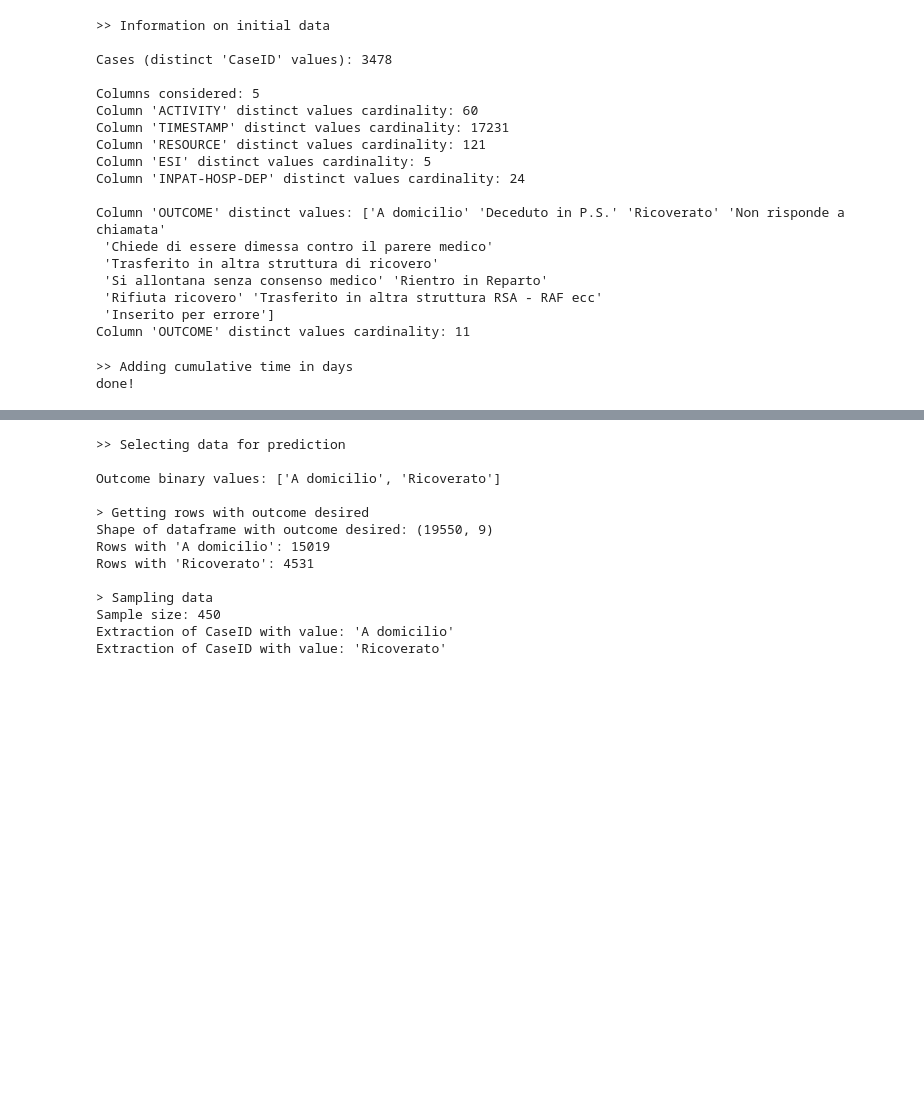
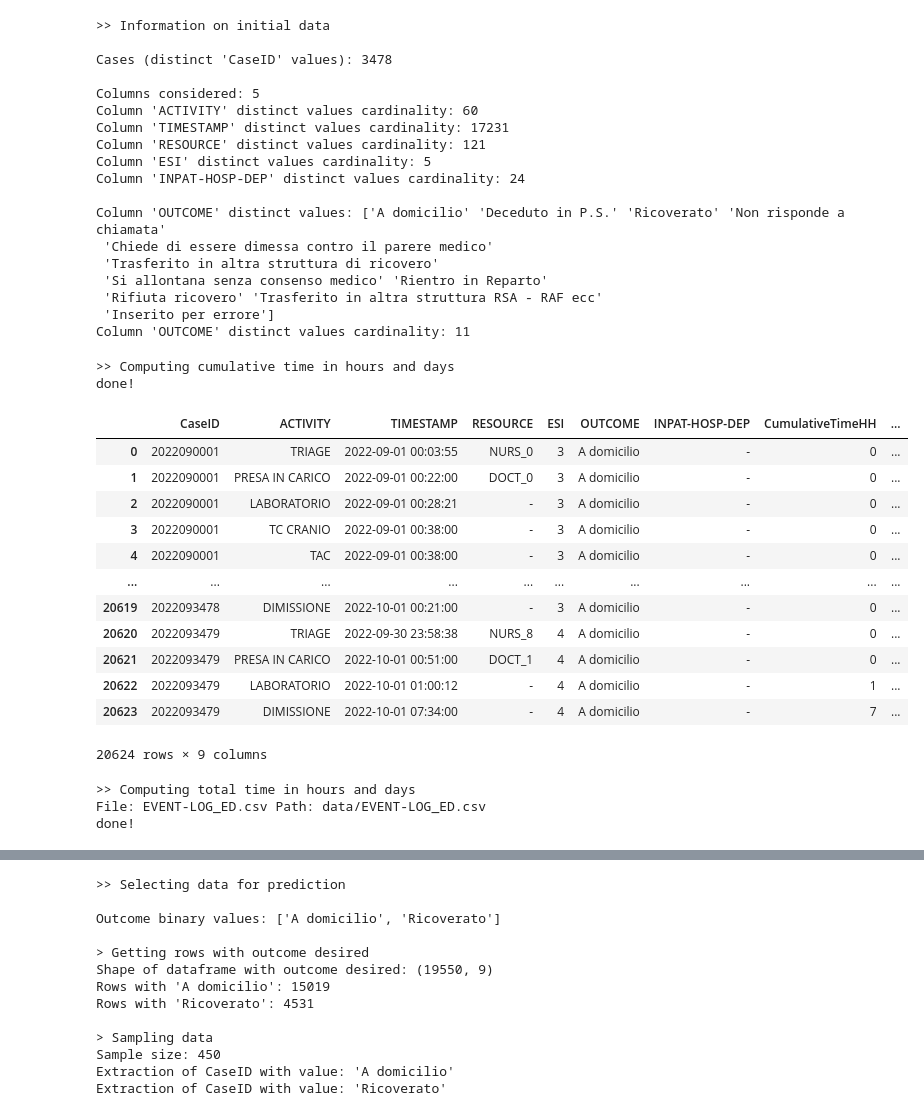
Before and after one commit to roberto-nai/PPM-HOSPITAL, a Jupyter notebook: 01_data_preprocessing.ipynb, the cells around one changed output, grey strips where cells are left out. Cells and saved outputs as stored; diff of their text form; code cells hidden in the pictures; blank space fills up the shorter version.

```diff
--- a/01_data_preprocessing.ipynb
+++ b/01_data_preprocessing.ipynb
@@ -150,9 +181,37 @@ Column 'OUTCOME' distinct values: ['A domicilio' 'Deceduto in P.S.' 'Ricoverato'
  'Inserito per errore']
 Column 'OUTCOME' distinct values cardinality: 11
 # %%
-print(">> Adding cumulative time in days")
+print(">> Computing cumulative time in hours and days")
 df_data = calculate_cumulative_time(df_data, log_key_col, log_timestamp_col)
 print("done!")
 # %% [output]
->> Adding cumulative time in days
+>> Computing cumulative time in hours and days
 done!
+# %%
+df_data
+# %% [output]
+|  | CaseID | ACTIVITY | TIMESTAMP | RESOURCE | ESI | OUTCOME | INPAT-HOSP-DEP | CumulativeTimeHH | ... |
+| 0 | 2022090001 | TRIAGE | 2022-09-01 00:03:55 | NURS_0 | 3 | A domicilio | - | 0 | ... |
+| 1 | 2022090001 | PRESA IN CARICO | 2022-09-01 00:22:00 | DOCT_0 | 3 | A domicilio | - | 0 | ... |
+| 2 | 2022090001 | LABORATORIO | 2022-09-01 00:28:21 | - | 3 | A domicilio | - | 0 | ... |
+| 3 | 2022090001 | TC CRANIO | 2022-09-01 00:38:00 | - | 3 | A domicilio | - | 0 | ... |
+| 4 | 2022090001 | TAC | 2022-09-01 00:38:00 | - | 3 | A domicilio | - | 0 | ... |
+| ... | ... | ... | ... | ... | ... | ... | ... | ... | ... |
+| 20619 | 2022093478 | DIMISSIONE | 2022-10-01 00:21:00 | - | 3 | A domicilio | - | 0 | ... |
+| 20620 | 2022093479 | TRIAGE | 2022-09-30 23:58:38 | NURS_8 | 4 | A domicilio | - | 0 | ... |
+| 20621 | 2022093479 | PRESA IN CARICO | 2022-10-01 00:51:00 | DOCT_1 | 4 | A domicilio | - | 0 | ... |
+| 20622 | 2022093479 | LABORATORIO | 2022-10-01 01:00:12 | - | 4 | A domicilio | - | 1 | ... |
+| 20623 | 2022093479 | DIMISSIONE | 2022-10-01 07:34:00 | - | 4 | A domicilio | - | 7 | ... |
+20624 rows × 9 columns
+# %%
+print(">> Computing total time in hours and days")
+df_total_time = calculate_total_time(df_data, log_key_col, log_timestamp_col)
+file_out = f"{Path(data_file).stem}_total_time.csv" # get the input file name and add "_total_time"
+path_out = Path(data_log_dir) / file_out
+print("File:", data_file, "Path:", path_data)
+df_total_time.to_csv(path_out, sep=";", index=False)
+print("done!")
+# %% [output]
+>> Computing total time in hours and days
+File: EVENT-LOG_ED.csv Path: data/EVENT-LOG_ED.csv
+done!
```
Also changed, not shown: parts of 8 cells of this notebook, 1 other file.
